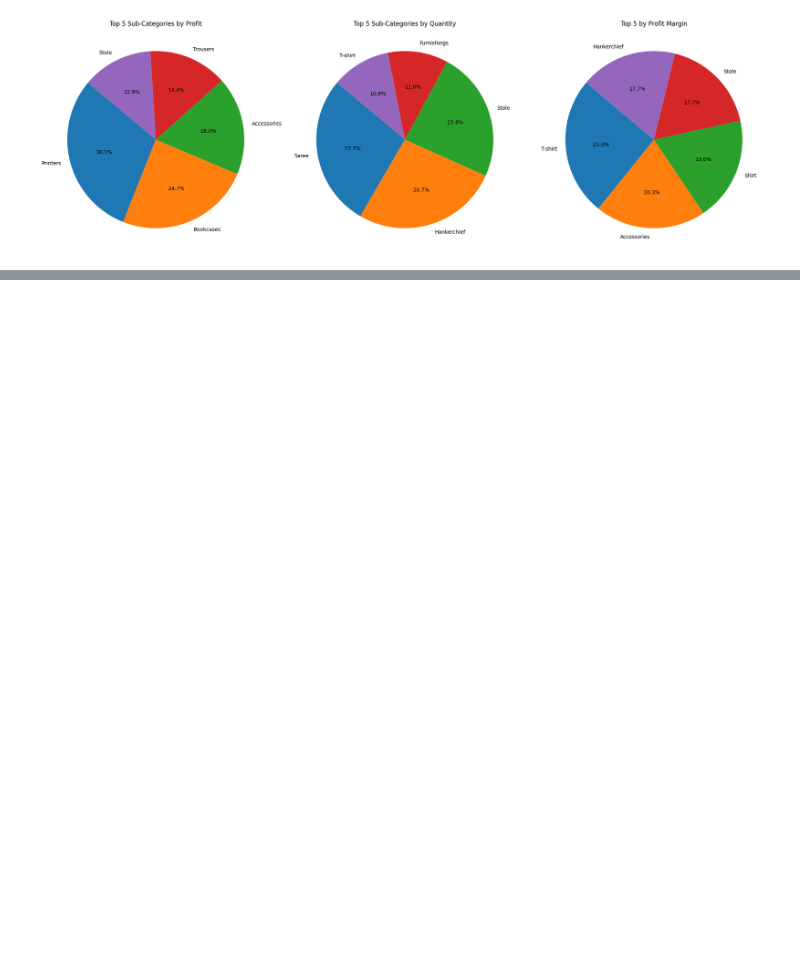
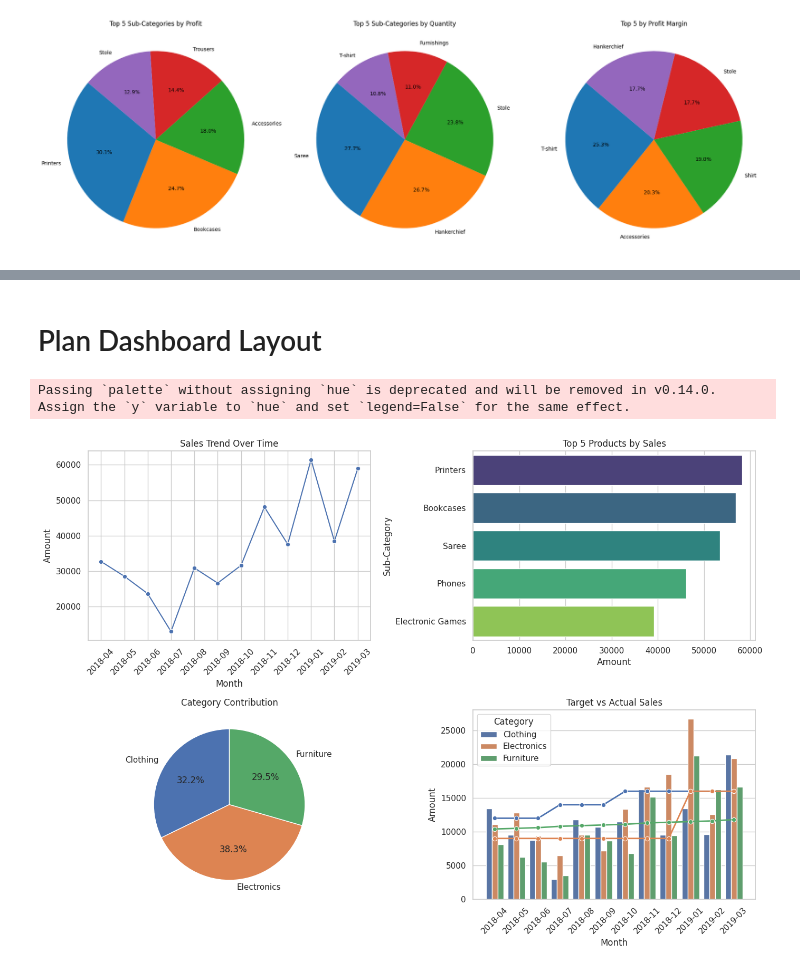
Before and after one commit to Codewith-Disha/Ecommerce-pricing-analytics, a Jupyter notebook: analysis.ipynb, the cells around one changed output, grey strips where cells are left out. Cells and saved outputs as stored; diff of their text form; code cells hidden in the pictures; blank space fills up the shorter version.

Commit message:
modified analysis.ipynb and added .vscode

```diff
--- a/analysis.ipynb
+++ b/analysis.ipynb
@@ -467,0 +550,14 @@ plt.show()
+# %%
+orders = pd.read_csv("List of Orders.csv")
+order_details = pd.read_csv("Order Details.csv")
+sales_target = pd.read_csv("Sales target.csv")
+
+# Preview first few rows
+print("Orders Data:")
+display(orders.head())
+
+print("Order Details Data:")
+display(order_details.head())
+
+print("Sales Target Data:")
+display(sales_target.head())
@@ -467,0 +586,58 @@ plt.show()
+# %% [markdown]
+# Plan Dashboard Layout
+# %%
+
+# Merge Orders + Order Details for analysis
+df = pd.merge(orders, order_details, on="Order ID")
+
+# Convert Order Date to datetime
+df["Order Date"] = pd.to_datetime(df["Order Date"], dayfirst=True)
+
+# Add Month-Year column
+df["Month"] = df["Order Date"].dt.to_period("M").astype(str)
+
+# 1. Sales Trend (Line Chart)
+sales_trend = df.groupby("Month")["Amount"].sum().reset_index()
+
+# 2. Top Products (Bar Chart)
+top_products = df.groupby("Sub-Category")["Amount"].sum().reset_index().sort_values("Amount", ascending=False).head(5)
+
+# 3. Category Contribution (Pie Chart)
+category_share = df.groupby("Category")["Amount"].sum()
+
+# 4. Target vs Actual (Bar Plot)
+# Merge sales trend with target data
+target_df = sales_target.copy()
+target_df["Month"] = pd.to_datetime(target_df["Month of Order Date"], format="%b-%y").dt.to_period("M").astype(str)
+
+actual_sales = df.groupby(["Month","Category"])["Amount"].sum().reset_index()
+target_vs_actual = pd.merge(actual_sales, target_df, on=["Month","Category"], how="inner")
+
+# ---------------------- PLOTS ----------------------
+fig, axes = plt.subplots(2, 2, figsize=(14, 10))
+
+# Sales Trend
+sns.lineplot(data=sales_trend, x="Month", y="Amount", marker="o", ax=axes[0,0])
+axes[0,0].set_title("Sales Trend Over Time", fontsize=12)
+axes[0,0].tick_params(axis='x', rotation=45)
+
+# Top Products
+sns.barplot(data=top_products, x="Amount", y="Sub-Category", ax=axes[0,1], palette="viridis")
+axes[0,1].set_title("Top 5 Products by Sales", fontsize=12)
+
+# Category Contribution
+axes[1,0].pie(category_share, labels=category_share.index, autopct='%1.1f%%', startangle=90)
+axes[1,0].set_title("Category Contribution", fontsize=12)
+
+# Target vs Actual
+sns.barplot(data=target_vs_actual, x="Month", y="Amount", hue="Category", ax=axes[1,1])
+sns.lineplot(data=target_vs_actual, x="Month", y="Target", hue="Category",
+             marker="o", linewidth=2, ax=axes[1,1], legend=False)
+axes[1,1].set_title("Target vs Actual Sales", fontsize=12)
+axes[1,1].tick_params(axis='x', rotation=45)
+
+plt.tight_layout()
+plt.show()
+# %% [output]
+Passing `palette` without assigning `hue` is deprecated and will be removed in v0.14.0. Assign the `y` variable to `hue` and set `legend=False` for the same effect.
+[figure, added]
```
Also changed, not shown: parts of 24 cells of this notebook, 3 other files.
